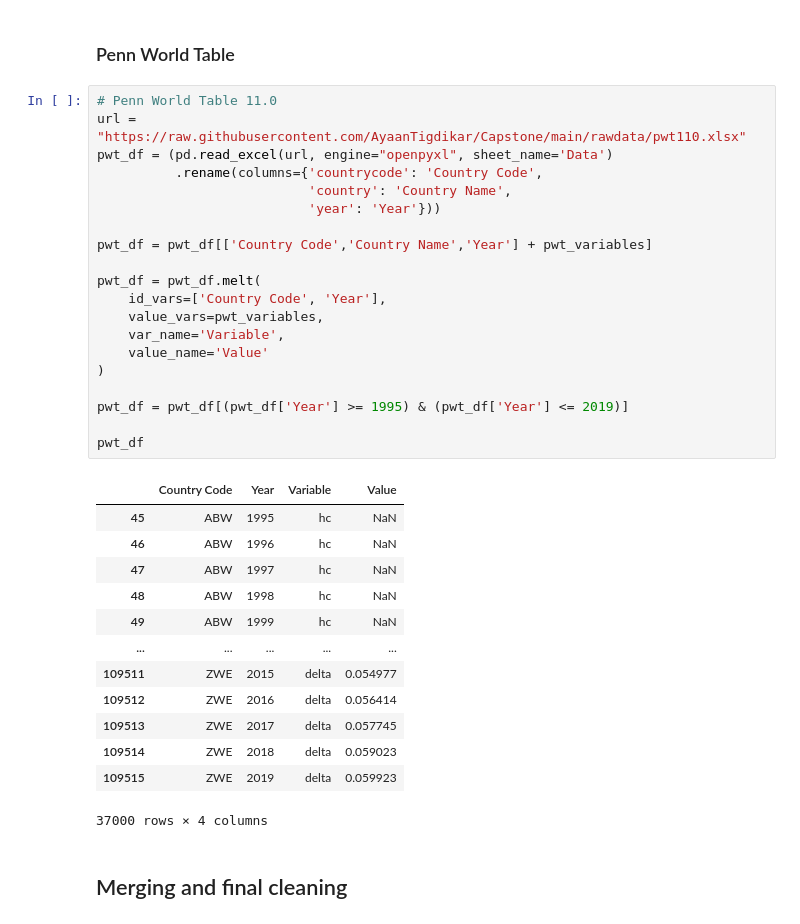
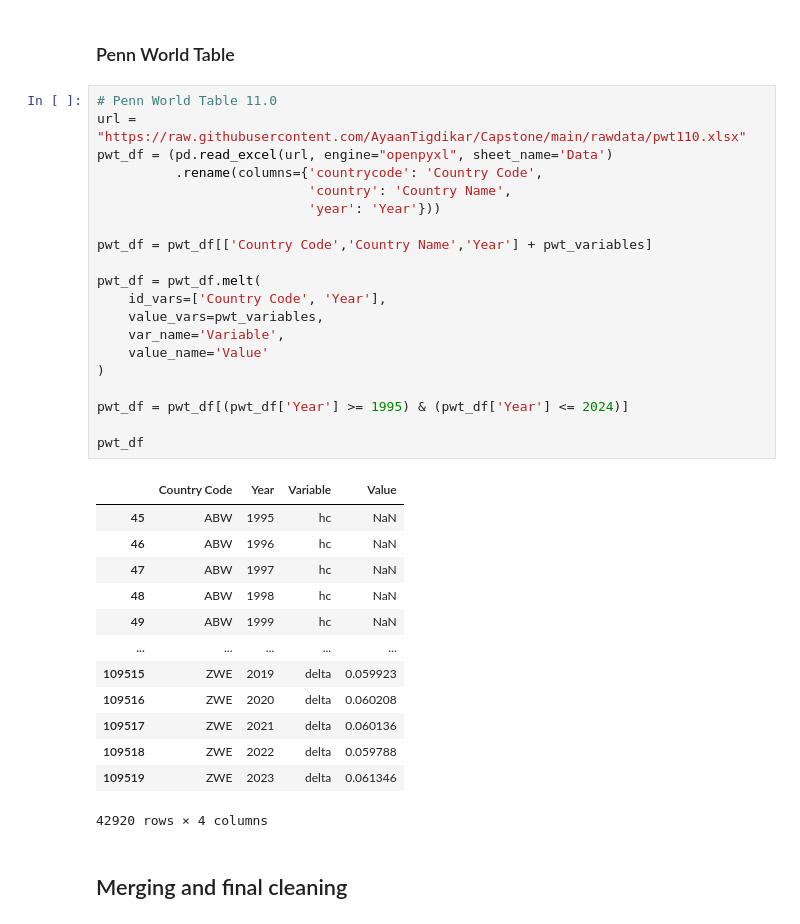
Before and after one commit to AyaanTigdikar/Capstone, a Jupyter notebook: code/1_cleaning_master_data.ipynb, the cells around one changed output. Saved outputs shown, nothing was run; the diff lists cells and outputs as text.

```diff
--- a/code/1_cleaning_master_data.ipynb
+++ b/code/1_cleaning_master_data.ipynb
@@ -370,37 +370,37 @@ vdem_df
 # %%
 # Penn World Table 11.0
 url = "https://raw.githubusercontent.com/AyaanTigdikar/Capstone/main/rawdata/pwt110.xlsx"
 pwt_df = (pd.read_excel(url, engine="openpyxl", sheet_name='Data')
           .rename(columns={'countrycode': 'Country Code',
                            'country': 'Country Name',
                            'year': 'Year'}))
 
 pwt_df = pwt_df[['Country Code','Country Name','Year'] + pwt_variables]
 
 pwt_df = pwt_df.melt(
     id_vars=['Country Code', 'Year'],
     value_vars=pwt_variables,
     var_name='Variable',
     value_name='Value'
 )
 
-pwt_df = pwt_df[(pwt_df['Year'] >= 1995) & (pwt_df['Year'] <= 2019)]
+pwt_df = pwt_df[(pwt_df['Year'] >= 1995) & (pwt_df['Year'] <= 2024)]
 
 pwt_df
 # %% [output]
 |  | Country Code | Year | Variable | Value |
 | 45 | ABW | 1995 | hc | NaN |
 | 46 | ABW | 1996 | hc | NaN |
 | 47 | ABW | 1997 | hc | NaN |
 | 48 | ABW | 1998 | hc | NaN |
 | 49 | ABW | 1999 | hc | NaN |
 | ... | ... | ... | ... | ... |
-| 109511 | ZWE | 2015 | delta | 0.054977 |
-| 109512 | ZWE | 2016 | delta | 0.056414 |
-| 109513 | ZWE | 2017 | delta | 0.057745 |
-| 109514 | ZWE | 2018 | delta | 0.059023 |
 | 109515 | ZWE | 2019 | delta | 0.059923 |
+| 109516 | ZWE | 2020 | delta | 0.060208 |
+| 109517 | ZWE | 2021 | delta | 0.060136 |
+| 109518 | ZWE | 2022 | delta | 0.059788 |
+| 109519 | ZWE | 2023 | delta | 0.061346 |
-37000 rows × 4 columns
+42920 rows × 4 columns
 # %% [markdown]
 ## Merging and final cleaning
 # %%
```
Also changed, not shown: parts of 5 cells of this notebook, 4 other files.
